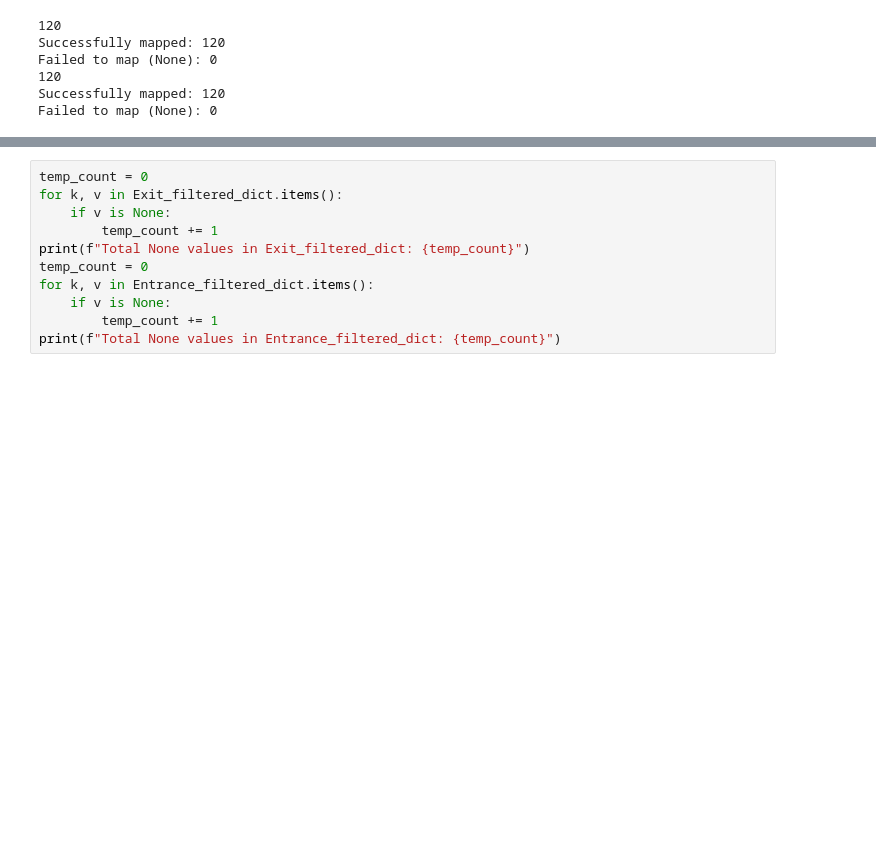
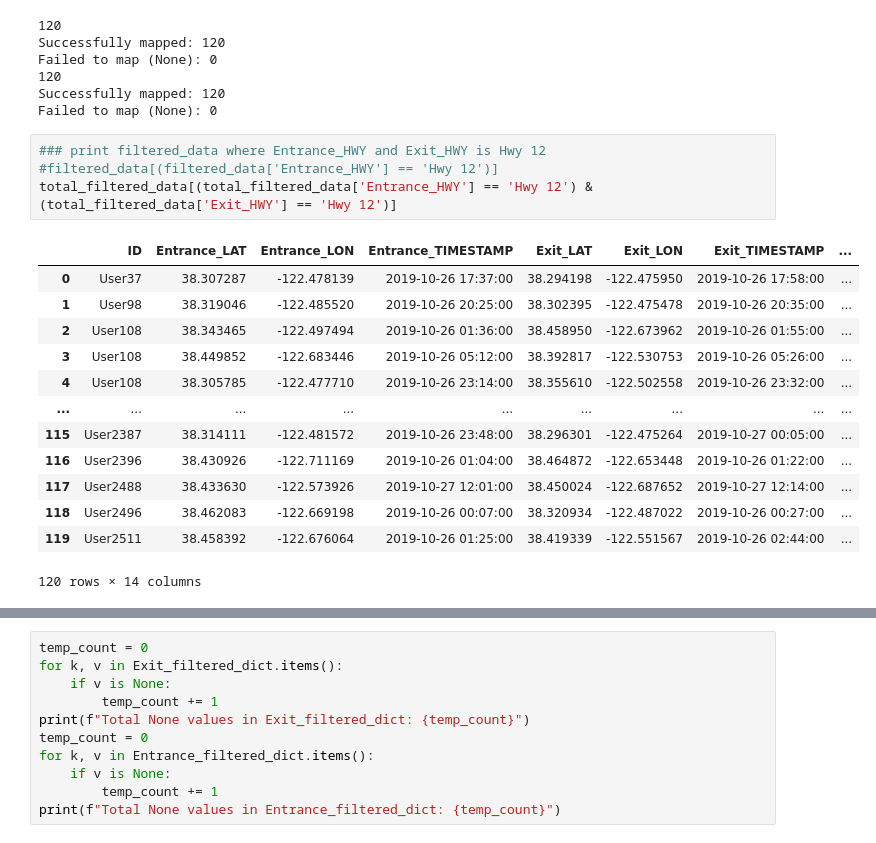
Before and after one commit to pfoytik/Highway-Routing-Data-Processing, a Jupyter notebook: ladris_travel_time_comparison.ipynb, the cells around one changed output, grey strips where cells are left out. Saved outputs shown, nothing was run; the diff lists cells and outputs as text; blank space fills up the shorter version.

```diff
--- a/ladris_travel_time_comparison.ipynb
+++ b/ladris_travel_time_comparison.ipynb
@@ -1024,3 +1040,21 @@ Failed to map (None): 0
 120
 Successfully mapped: 120
 Failed to map (None): 0
+# %%
+### print filtered_data where Entrance_HWY and Exit_HWY is Hwy 12
+#filtered_data[(filtered_data['Entrance_HWY'] == 'Hwy 12')]
+total_filtered_data[(total_filtered_data['Entrance_HWY'] == 'Hwy 12') & (total_filtered_data['Exit_HWY'] == 'Hwy 12')]
+# %% [output]
+|  | ID | Entrance_LAT | Entrance_LON | Entrance_TIMESTAMP | Exit_LAT | Exit_LON | Exit_TIMESTAMP | ... |
+| 0 | User37 | 38.307287 | -122.478139 | 2019-10-26 17:37:00 | 38.294198 | -122.475950 | 2019-10-26 17:58:00 | ... |
+| 1 | User98 | 38.319046 | -122.485520 | 2019-10-26 20:25:00 | 38.302395 | -122.475478 | 2019-10-26 20:35:00 | ... |
+| 2 | User108 | 38.343465 | -122.497494 | 2019-10-26 01:36:00 | 38.458950 | -122.673962 | 2019-10-26 01:55:00 | ... |
+| 3 | User108 | 38.449852 | -122.683446 | 2019-10-26 05:12:00 | 38.392817 | -122.530753 | 2019-10-26 05:26:00 | ... |
+| 4 | User108 | 38.305785 | -122.477710 | 2019-10-26 23:14:00 | 38.355610 | -122.502558 | 2019-10-26 23:32:00 | ... |
+| ... | ... | ... | ... | ... | ... | ... | ... | ... |
+| 115 | User2387 | 38.314111 | -122.481572 | 2019-10-26 23:48:00 | 38.296301 | -122.475264 | 2019-10-27 00:05:00 | ... |
+| 116 | User2396 | 38.430926 | -122.711169 | 2019-10-26 01:04:00 | 38.464872 | -122.653448 | 2019-10-26 01:22:00 | ... |
+| 117 | User2488 | 38.433630 | -122.573926 | 2019-10-27 12:01:00 | 38.450024 | -122.687652 | 2019-10-27 12:14:00 | ... |
+| 118 | User2496 | 38.462083 | -122.669198 | 2019-10-26 00:07:00 | 38.320934 | -122.487022 | 2019-10-26 00:27:00 | ... |
+| 119 | User2511 | 38.458392 | -122.676064 | 2019-10-26 01:25:00 | 38.419339 | -122.551567 | 2019-10-26 02:44:00 | ... |
+120 rows × 14 columns
```
Also changed, not shown: parts of 25 cells of this notebook.
